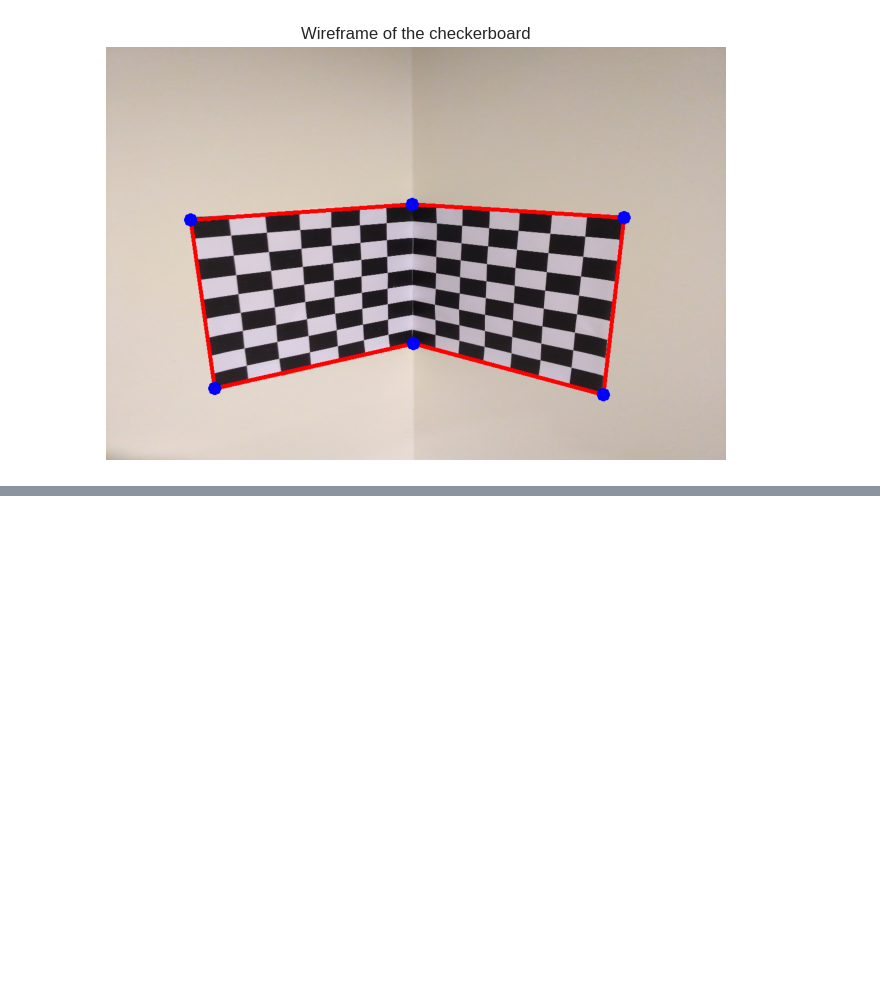
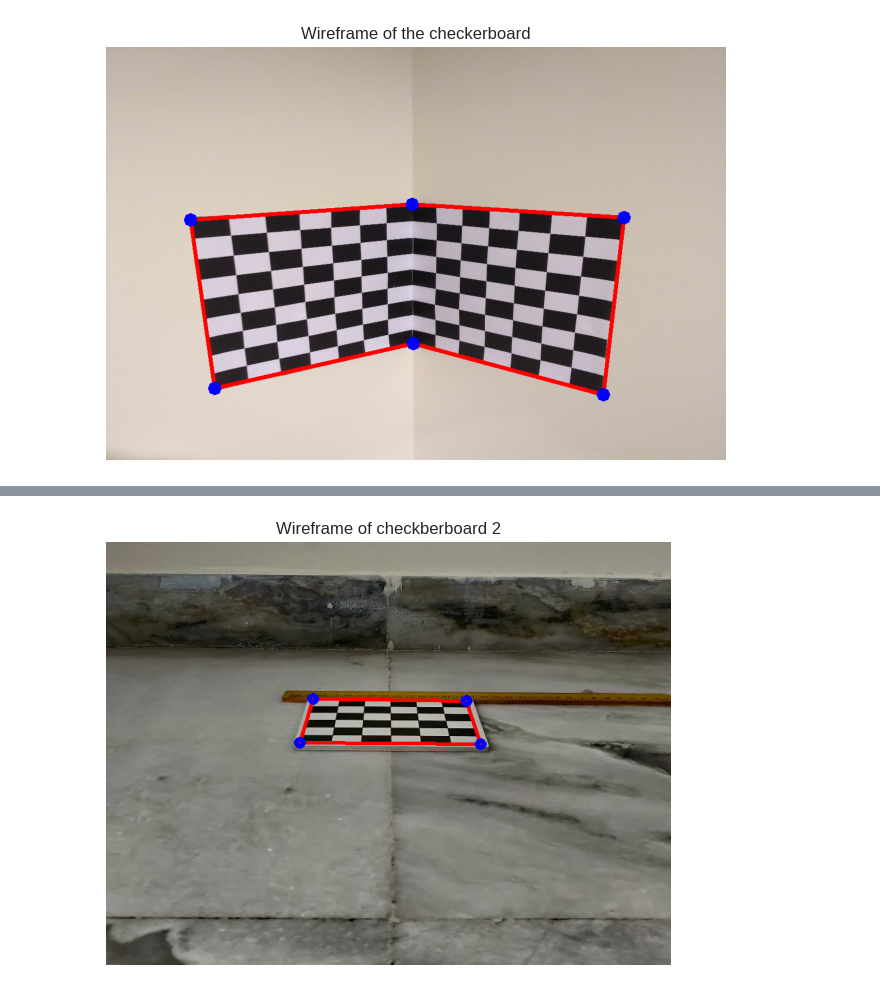
Before and after one commit to FaizalKarim280280/CV-Spring-2024, a Jupyter notebook: A1/main.ipynb, the cells around one changed output, grey strips where cells are left out. Cells and saved outputs as stored; diff of their text form; code cells hidden in the pictures; blank space fills up the shorter version.

```diff
--- a/A1/main.ipynb
+++ b/A1/main.ipynb
@@ -306,0 +286,16 @@ plt.show()
+# %%
+def calibrate_camera(gray, pattern_size, square_size, camera_guess):
+    objp = np.zeros((pattern_size[0] * pattern_size[1], 3), np.float32)
+    objp[:, :2] = np.mgrid[0:pattern_size[0], 0:pattern_size[1]].T.reshape(-1, 2) * square_size
+
+    objpoints, imgpoints = [], []
+
+    ret, corners = cv2.findChessboardCorners(gray, pattern_size, None)
+
+    if ret:
+        objpoints.append(objp)
+        imgpoints.append(corners)
+
+    ret, K, dist_coeff, rvecs, tvecs = cv2.calibrateCamera(objectPoints=objpoints, imagePoints=imgpoints, imageSize=gray.shape[::-1], flags=flags, distCoeffs=None, cameraMatrix=camera_guess)
+
+    return K, dist_coeff, rvecs, tvecs[0],
@@ -306,0 +314,18 @@ plt.show()
+# %%
+outer_corners = np.array([
+    [-2, -2, 0.0],
+    [10, -2, 0],
+    [10, 10, 0.0],
+    [-2, 10, 0],
+])
+
+corners = cv2.projectPoints(outer_corners.reshape(-1, 3), rvec=R[0], cameraMatrix=K, distCoeffs=dist_coeff, tvec=t)[0].reshape(-1, 2)
+
+img_2_corners = draw_corners(img_2, corners, color=[0, 0, 255.0], connect_lines=True)
+
+plt.imshow(img_2_corners)
+plt.title('Wireframe of checkberboard 2')
+plt.axis('off')
+plt.show()
+# %% [output]
+[figure, added]
```
Also changed, not shown: parts of 18 cells of this notebook.
